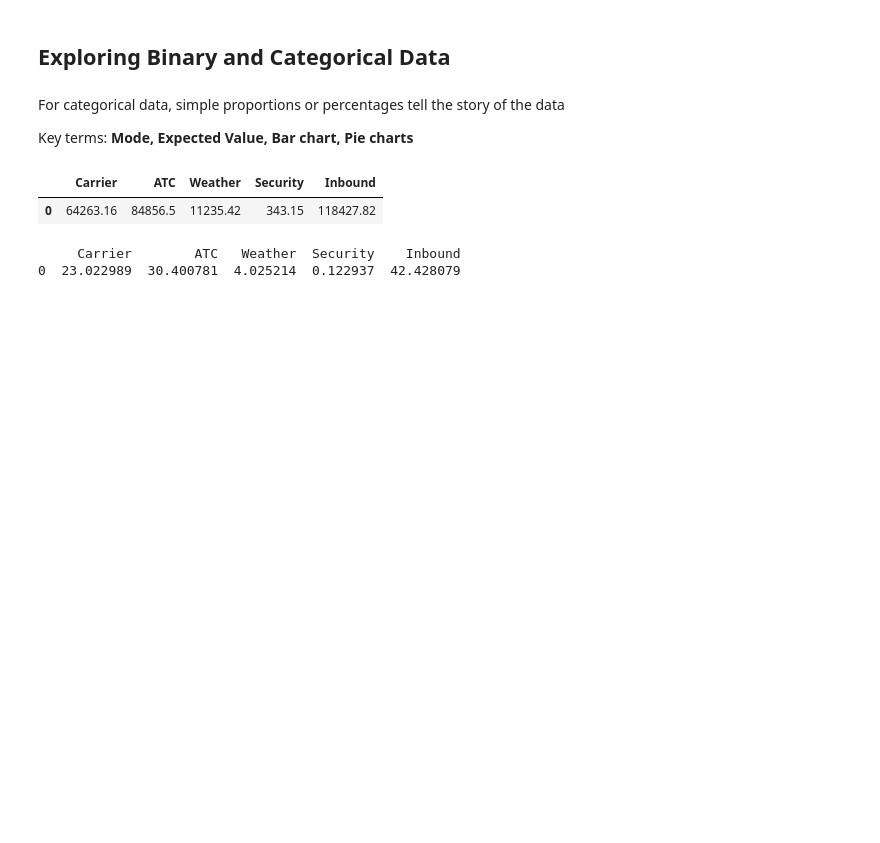
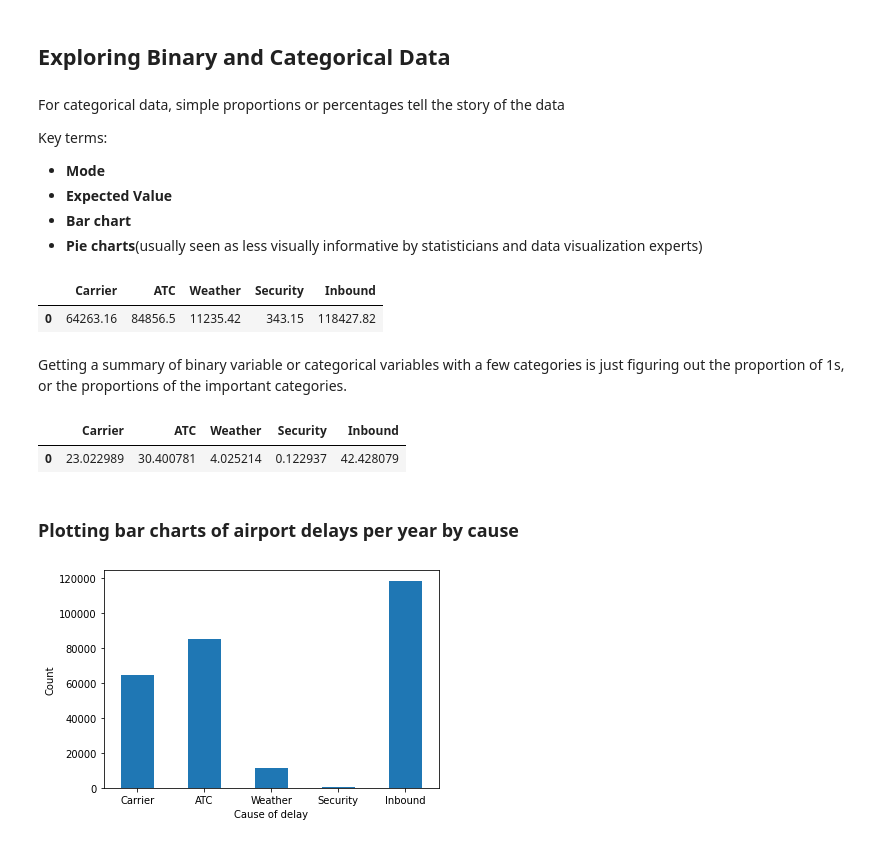
Before and after one commit to beauvilerobed/statistics-for-data-science, a Jupyter notebook: EDA.ipynb, the cells around one changed output. Saved outputs shown, nothing was run; the diff lists cells and outputs as text; code cells hidden in the pictures; blank space fills up the shorter version.

```diff
--- a/EDA.ipynb
+++ b/EDA.ipynb
@@ -187,16 +191,31 @@ Text(0.5, 0, 'Murder Rate (per 100,000)')
 # %% [markdown]
 For categorical data, simple proportions or percentages tell the story of the data
 
-Key terms: **Mode, Expected Value, Bar chart, Pie charts**
+Key terms:
+- **Mode**
+- **Expected Value**
+- **Bar chart**
+- **Pie charts**(usually seen as less visually informative by statisticians and data visualization experts)
 # %%
 dfw = pd.read_csv(DFW_AIRPORT_DELAYS_CSV)
 dfw.head()
 # %% [output]
 |  | Carrier | ATC | Weather | Security | Inbound |
 | 0 | 64263.16 | 84856.5 | 11235.42 | 343.15 | 118427.82 |
+# %% [markdown]
+Getting a summary of binary variable or categorical variables with a few categories is just figuring out the proportion of 1s, or the proportions of the important categories.
 # %%
 dfw = pd.read_csv(DFW_AIRPORT_DELAYS_CSV)
-print(100 * dfw / dfw.values.sum())
+100 * dfw / dfw.values.sum()
 # %% [output]
-     Carrier        ATC   Weather  Security    Inbound
-0  23.022989  30.400781  4.025214  0.122937  42.428079
+|  | Carrier | ATC | Weather | Security | Inbound |
+| 0 | 23.022989 | 30.400781 | 4.025214 | 0.122937 | 42.428079 |
+# %% [markdown]
+### Plotting bar charts of airport delays per year by cause
+# %%
+ax = dfw.transpose().plot.bar(legend=False, rot=0)
+ax.set_xlabel('Cause of delay')
+ax.set_ylabel('Count')
+plt.show()
+# %% [output]
+[figure, added]
```
Also changed, not shown: parts of 26 cells of this notebook.
